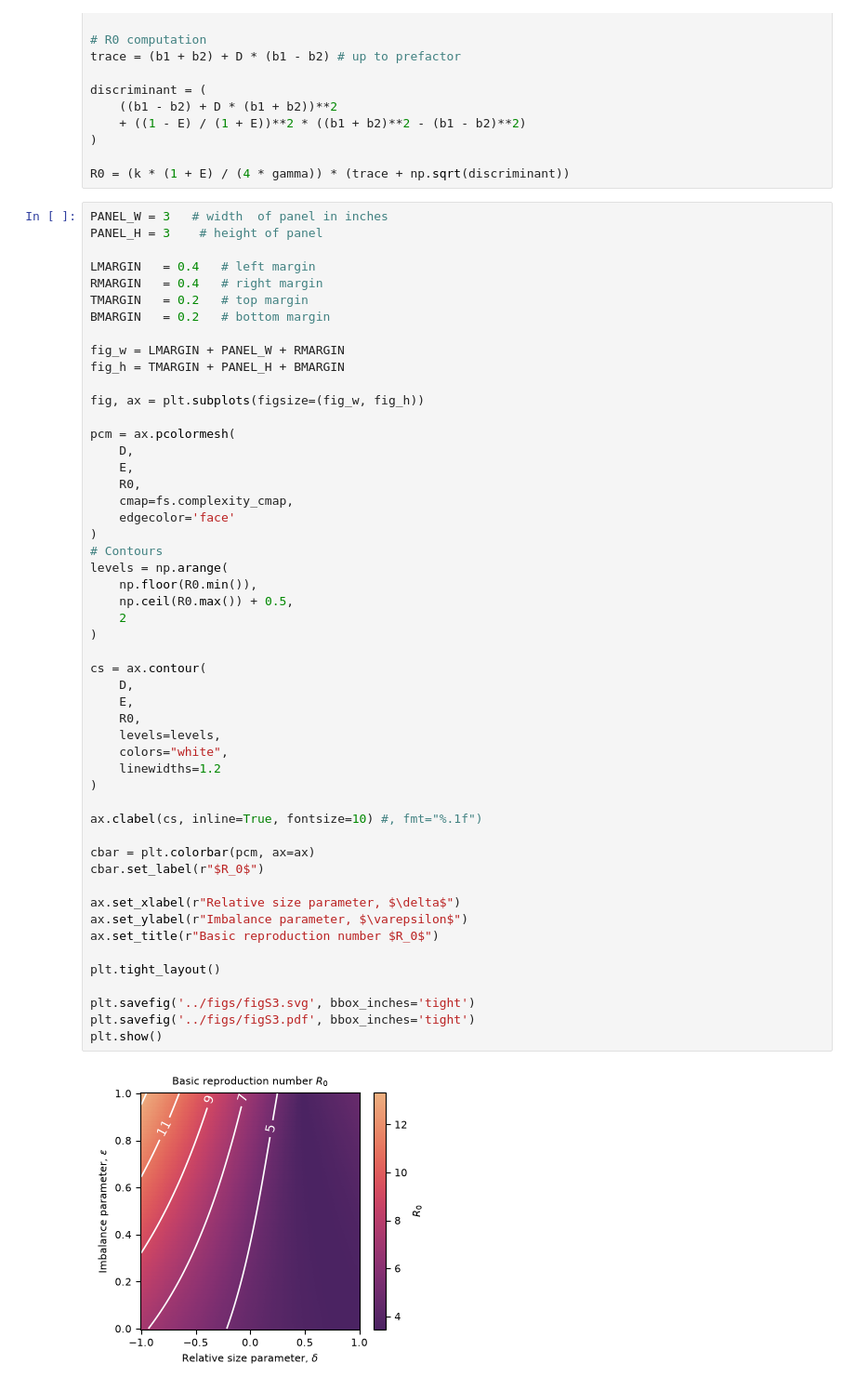
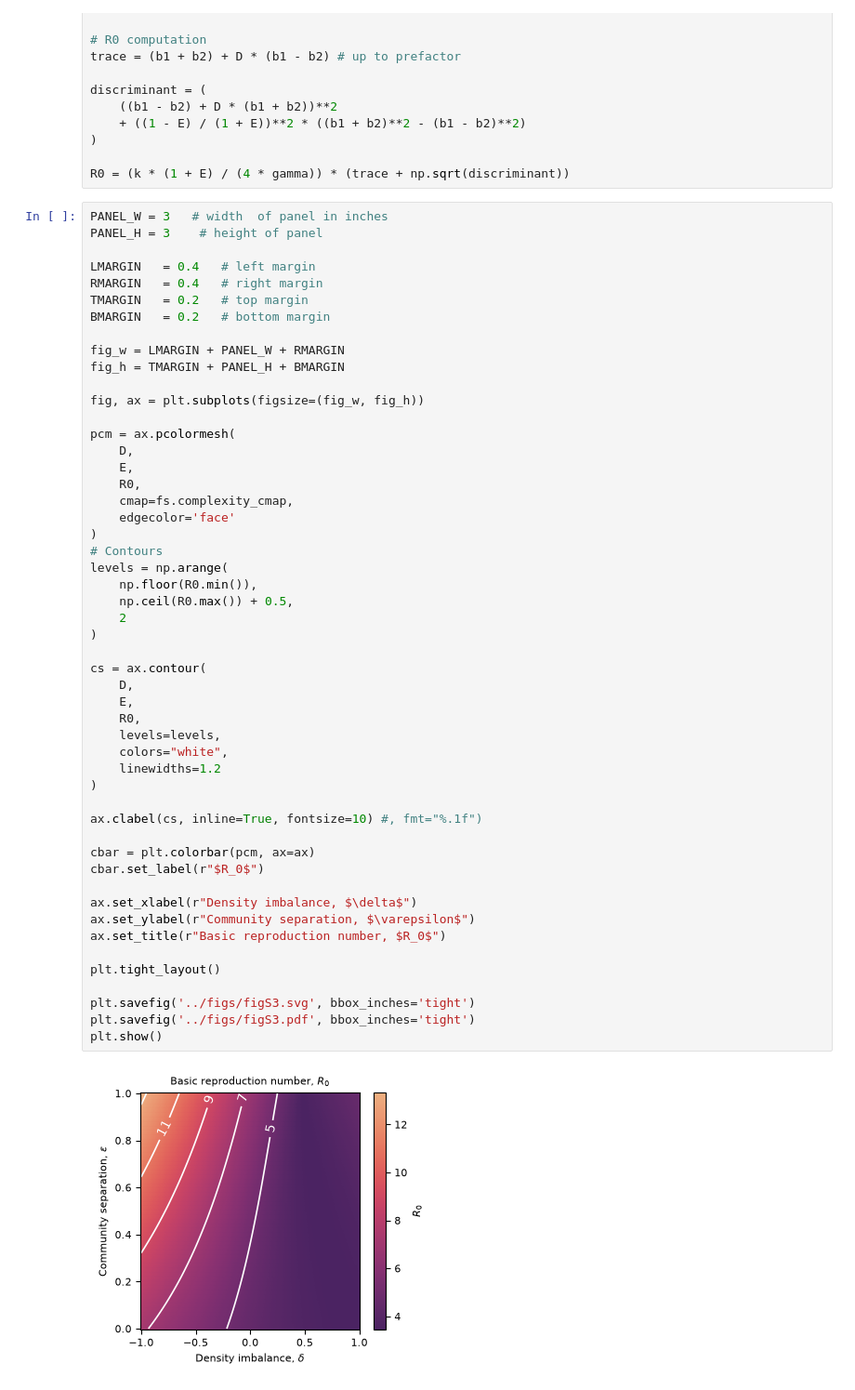
Before and after one commit to kaiser-dan/heterogeneous-infection-kernels, a Jupyter notebook: fig-scripts/plot_figS3.ipynb, the cells around one changed output. Shown at 93% size. Saved outputs shown, nothing was run; the diff lists cells and outputs as text.

```diff
--- a/fig-scripts/plot_figS3.ipynb
+++ b/fig-scripts/plot_figS3.ipynb
@@ -55,34 +55,34 @@ pcm = ax.pcolormesh(
     edgecolor='face'
 )
 # Contours
 levels = np.arange(
     np.floor(R0.min()),
     np.ceil(R0.max()) + 0.5,
     2
 )
 
 cs = ax.contour(
     D,
     E,
     R0,
     levels=levels,
     colors="white",
     linewidths=1.2
 )
 
 ax.clabel(cs, inline=True, fontsize=10) #, fmt="%.1f")
 
 cbar = plt.colorbar(pcm, ax=ax)
 cbar.set_label(r"$R_0$")
 
-ax.set_xlabel(r"Relative size parameter, $\delta$")
-ax.set_ylabel(r"Imbalance parameter, $\varepsilon$")
-ax.set_title(r"Basic reproduction number $R_0$")
+ax.set_xlabel(r"Density imbalance, $\delta$")
+ax.set_ylabel(r"Community separation, $\varepsilon$")
+ax.set_title(r"Basic reproduction number, $R_0$")
 
 plt.tight_layout()
 
 plt.savefig('../figs/figS3.svg', bbox_inches='tight')
 plt.savefig('../figs/figS3.pdf', bbox_inches='tight')
 plt.show()
 # %% [output]
-[figure, old version]
+[figure, new version]
```
Also changed, not shown: 2 other files.
